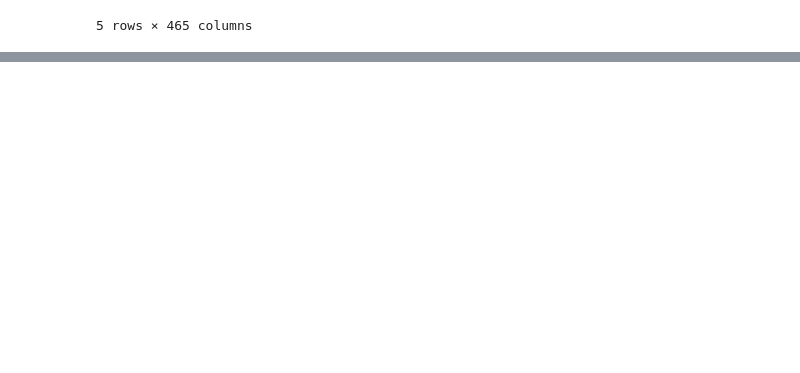
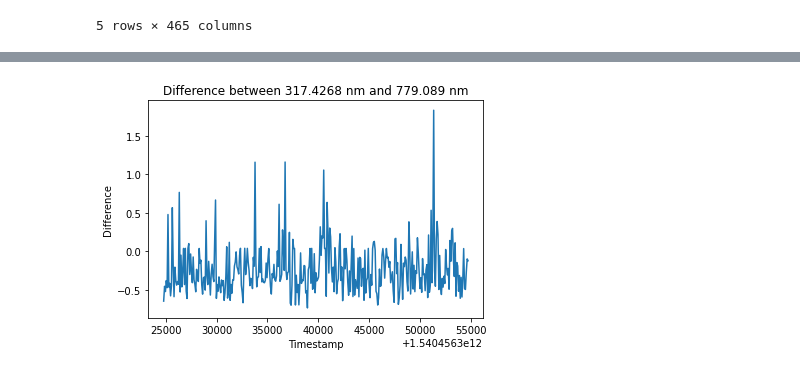
Before and after one commit to studerlukas/Studer-Lukas, a Jupyter notebook: CodingTask1.ipynb, the cells around one changed output, grey strips where cells are left out. Drawn from its saved outputs; the diff is of its cells as text; code cells hidden in the pictures; blank space fills up the shorter version.

```diff
--- a/CodingTask1.ipynb
+++ b/CodingTask1.ipynb
@@ -66,0 +61,16 @@ group_average.head()
+# %%
+#CT-1.5
+import matplotlib.pyplot as plt
+
+import matplotlib.pyplot as plt
+
+def plot_difference(df, wav1, wav2):
+    diff = df[wav1] - df[wav2]
+    plt.plot(df['Unnamed: 1'], diff)
+    plt.xlabel('Timestamp')
+    plt.ylabel('Difference')
+    plt.title('Difference between {0} nm and {1} nm'.format(wav1, wav2))
+    plt.show()
+plot_difference(df, '317.4268', '779.089')
+# %% [output]
+[figure, added]
```
Also changed, not shown: parts of 2 cells of this notebook.
